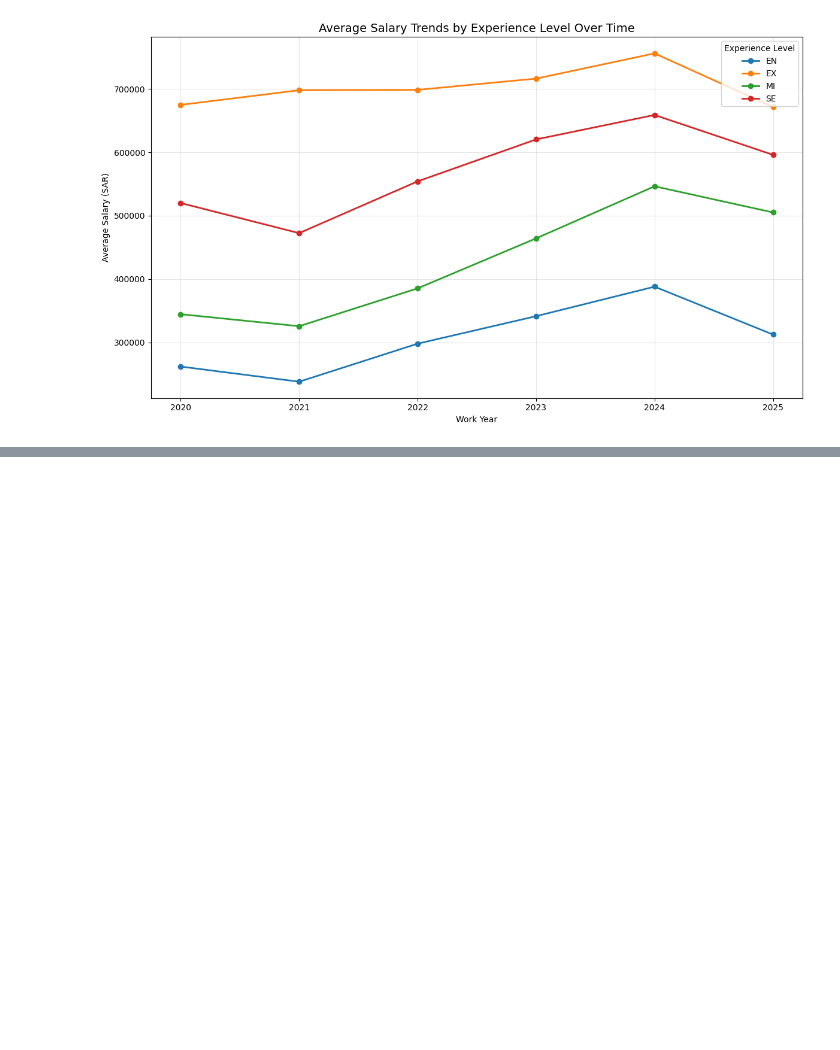
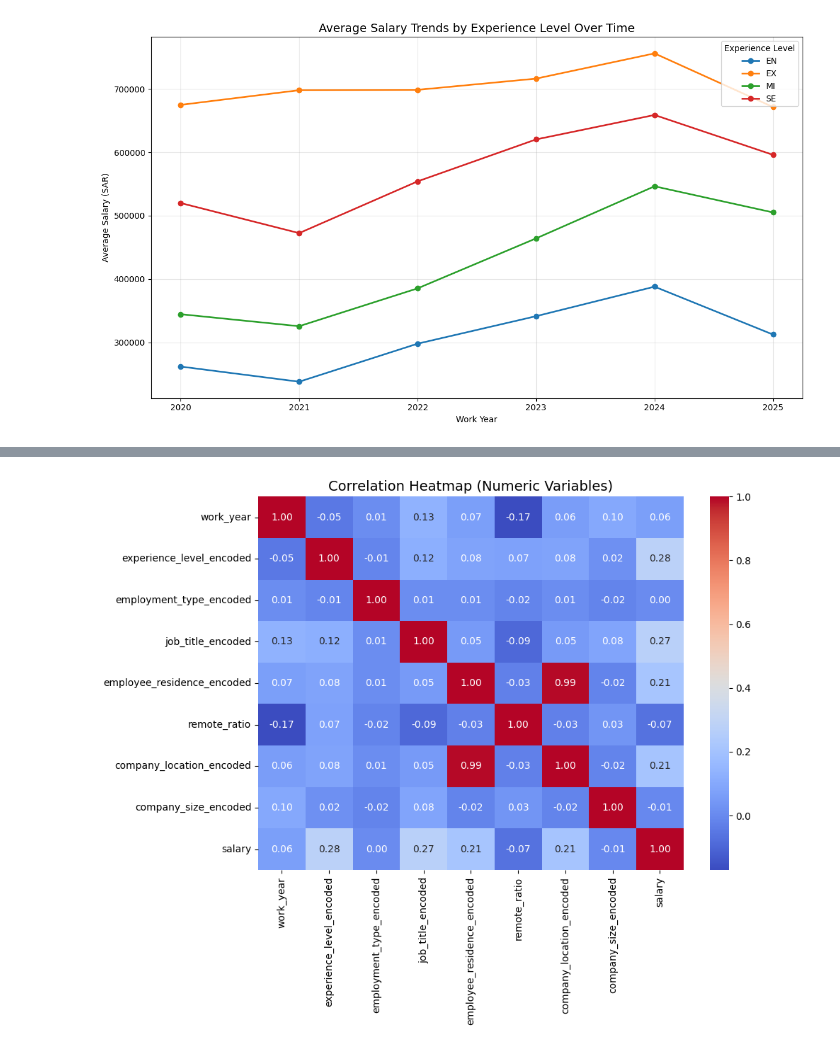
Before and after one commit to Mohab0P/salaries-analysis-and-prediction, a Jupyter notebook: modl.ipynb, the cells around one changed output, grey strips where cells are left out. Saved outputs shown, nothing was run; the diff lists cells and outputs as text; code cells hidden in the pictures; blank space fills up the shorter version.

```diff
--- a/modl.ipynb
+++ b/modl.ipynb
@@ -205,0 +223,11 @@ plt.show()
+# %%
+plt.figure(figsize=(10, 8))
+# Select only numeric columns to avoid conversion errors
+df_numeric = df.select_dtypes(include=[np.number])
+corr = df_numeric.corr()
+sns.heatmap(corr, annot=True, cmap="coolwarm", fmt=".2f")
+plt.title("Correlation Heatmap (Numeric Variables)", fontsize=14)
+plt.tight_layout()
+plt.show()
+# %% [output]
+[figure, added]
```
Also changed, not shown: parts of 3 cells of this notebook.
